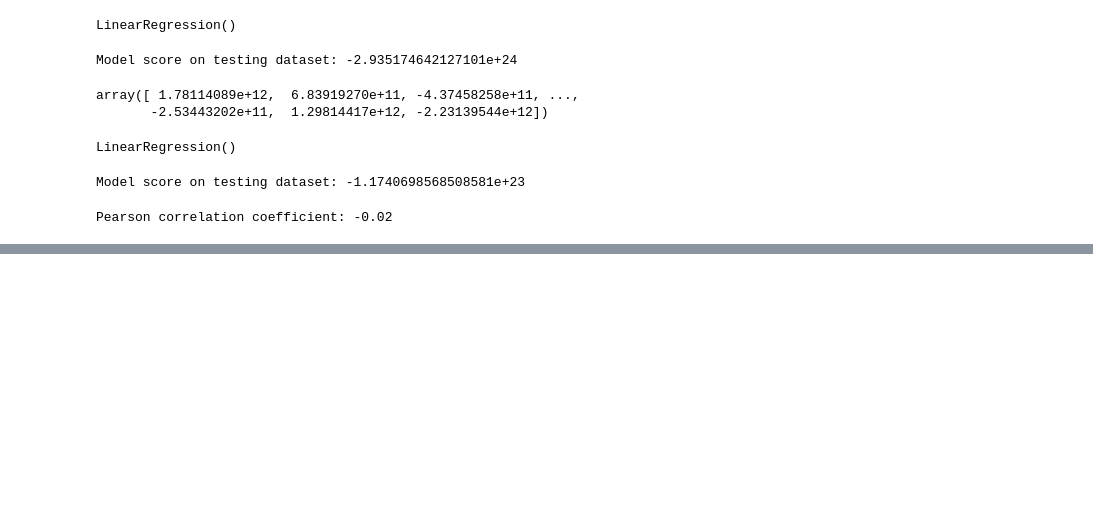
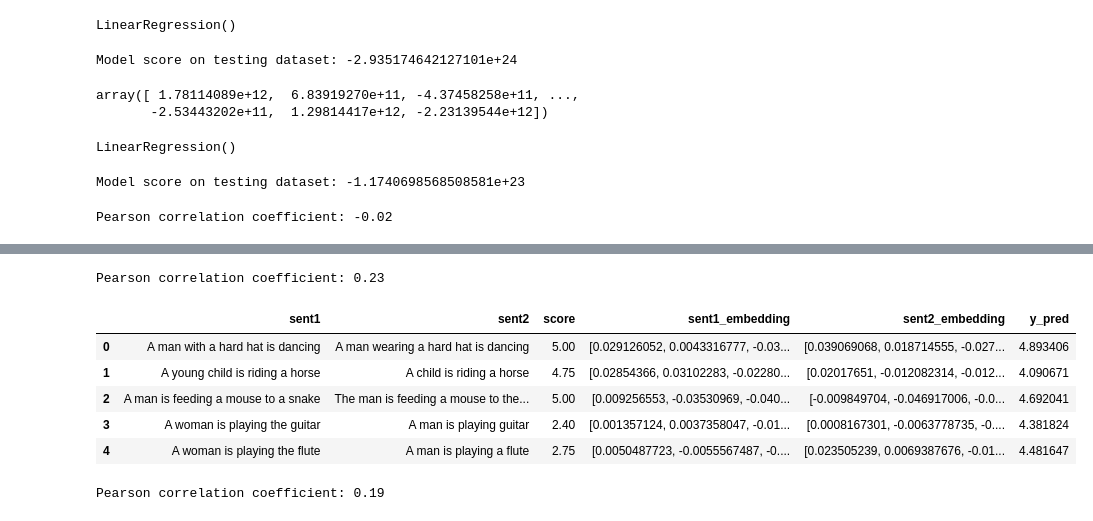
Before and after one commit to tanalpha-aditya/Advanced_Semantic_similarity, a Jupyter notebook: semantic_model_training.ipynb, the cells around one changed output, grey strips where cells are left out. Saved outputs shown, nothing was run; the diff lists cells and outputs as text; code cells hidden in the pictures; blank space fills up the shorter version.

```diff
--- a/semantic_model_training.ipynb
+++ b/semantic_model_training.ipynb
@@ -131,0 +195,3 @@ Pearson correlation coefficient: -0.02
+# %%
+# Build and train the Doc2Vec model - This needs further fine tuning
+model = Doc2Vec(documents, vector_size=50, window=2, min_count=1, workers=4, epochs=10, seed=42)
@@ -131,0 +259,22 @@ Pearson correlation coefficient: -0.02
+# %%
+# Calculate Pearson correlation coefficient between predicted values and target values
+corr = pearson_corr(y_train, y_pred)
+
+# Print the correlation coefficient
+print("Pearson correlation coefficient: {:.2f}".format(corr))
+# %% [output]
+Pearson correlation coefficient: 0.23
+# %%
+val_df['sent1_embedding'] = val_df['sent1'].apply(lambda x: model.infer_vector(x.split()))
+val_df['sent2_embedding'] = val_df['sent2'].apply(lambda x: model.infer_vector(x.split()))
+# %%
+val_df['y_pred'] = val_df.apply(lambda x: sts_score(1 - spatial.distance.cosine(x['sent1_embedding'], x['sent2_embedding'])), axis=1)
+# %%
+val_df.head()
+# %% [output]
+|  | sent1 | sent2 | score | sent1_embedding | sent2_embedding | y_pred |
+| 0 | A man with a hard hat is dancing | A man wearing a hard hat is dancing | 5.00 | [0.029126052, 0.0043316777, -0.03... | [0.039069068, 0.018714555, -0.027... | 4.893406 |
+| 1 | A young child is riding a horse | A child is riding a horse | 4.75 | [0.02854366, 0.03102283, -0.02280... | [0.02017651, -0.012082314, -0.012... | 4.090671 |
+| 2 | A man is feeding a mouse to a snake | The man is feeding a mouse to the... | 5.00 | [0.009256553, -0.03530969, -0.040... | [-0.009849704, -0.046917006, -0.0... | 4.692041 |
+| 3 | A woman is playing the guitar | A man is playing guitar | 2.40 | [0.001357124, 0.0037358047, -0.01... | [0.0008167301, -0.0063778735, -0.... | 4.381824 |
+| 4 | A woman is playing the flute | A man is playing a flute | 2.75 | [0.0050487723, -0.0055567487, -0.... | [0.023505239, 0.0069387676, -0.01... | 4.481647 |
@@ -131,0 +284,8 @@ Pearson correlation coefficient: -0.02
+# %%
+# Calculate Pearson correlation coefficient between predicted values and target values
+corr = pearson_corr(y_val, y_pred)
+
+# Print the correlation coefficient
+print("Pearson correlation coefficient: {:.2f}".format(corr))
+# %% [output]
+Pearson correlation coefficient: 0.19
```
Also changed, not shown: parts of 43 cells of this notebook, 1 other file.
